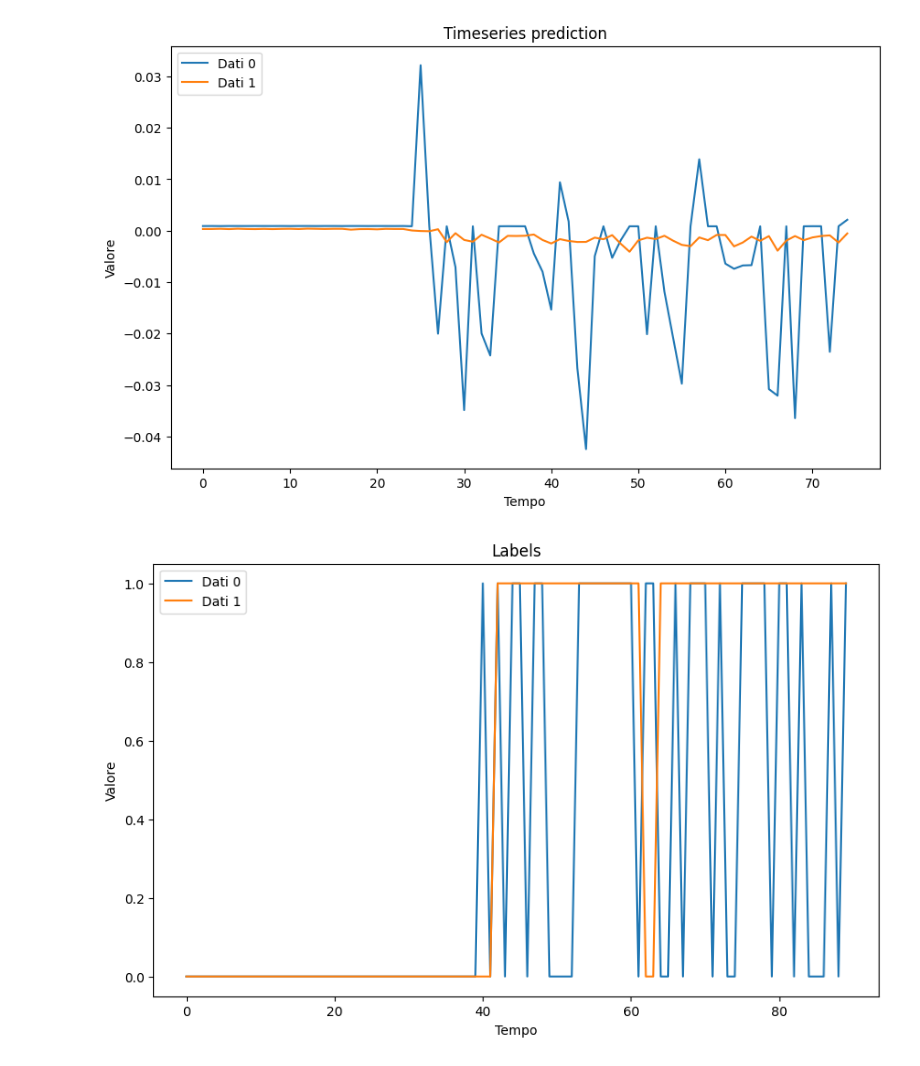
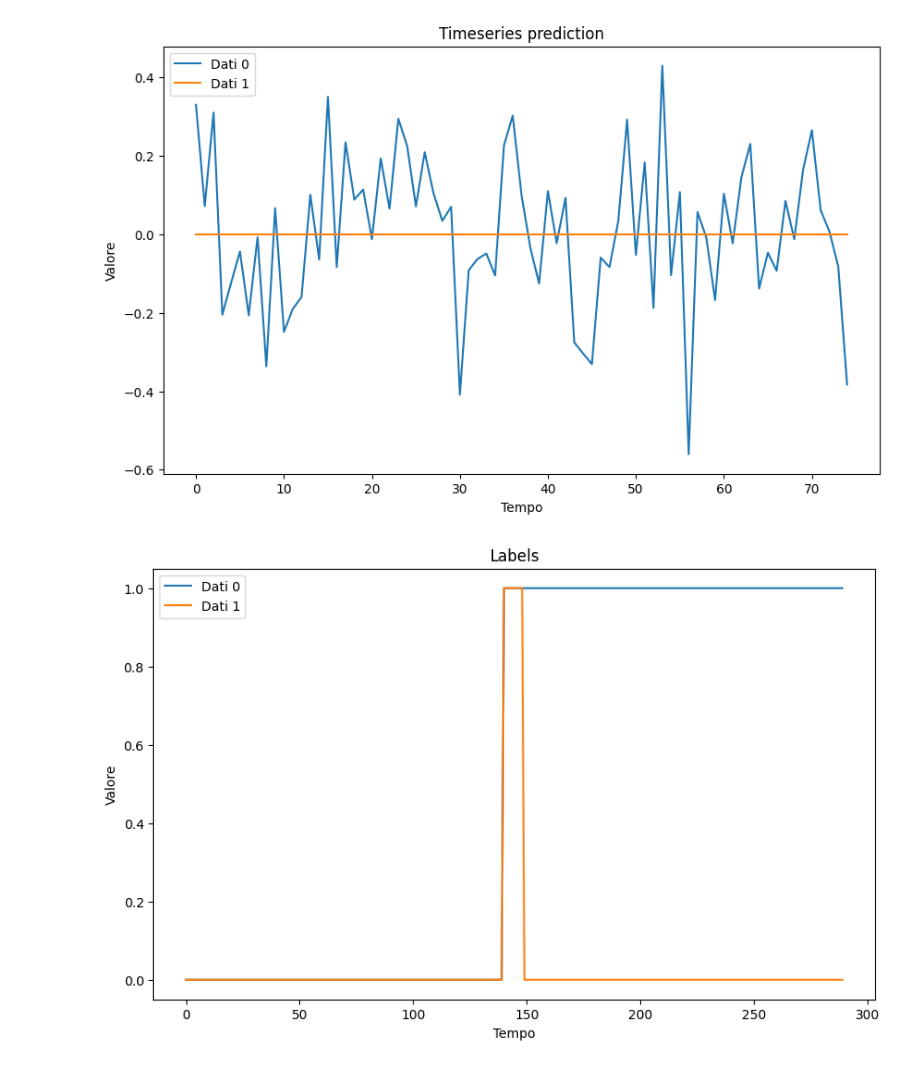
Before and after one commit to GeremiaPompei/energiai, a Jupyter notebook: notebook/pipeline.ipynb, the cells around one changed output. Saved outputs shown, nothing was run; the diff lists cells and outputs as text; code cells hidden in the pictures.

```diff
--- a/notebook/pipeline.ipynb
+++ b/notebook/pipeline.ipynb
@@ -17,28 +32,22 @@ device = select_device()
 # %%
 # dataset
+noise = 0.3
 tr_dataset = SifimDataset(start=0.0, end=0.6)
-vl_dataset = SifimDataset(start=0.6, end=0.8, test=True)
-ts_dataset = SifimDataset(start=0.8, end=1.0, test=True, noise=0.01)
+vl_dataset = SifimDataset(start=0.6, end=0.8, test=True, noise=noise)
+ts_dataset = SifimDataset(start=0.8, end=1.0, test=True, noise=noise)
 x_ts, y_ts = ts_dataset.x[:, :-1], ts_dataset.x[:, 1:]
 # %%
 # train concept anomaly_detector detector
-lstm = model_selection(
-    hyperparams_list=gridsearch_generator(
-        model_hidden_state=[100],  # , 200, 300],
-        model_ff_size=[300],  # , 500, 1000],
-        model_window=[10],
-        model_n_layers=[1],  # , 2, 3],
-        model_bidirectional=[False],  # , True],
-        trainer_epochs=[20],
-    ),
-    model_constructor=LSTM,
-    trainer_constructor=LSTMTrainer,
+model = model_selection(
+    hyperparams_list=hyperparams_list,
+    model_constructor=ESN,
+    trainer_constructor=ESNTrainer,
     tr_dataset=tr_dataset,
     vl_dataset=vl_dataset,
     batch_size=32,
     shuffle=True,
-    hyperparams_path='hyperparams/ad_hyperparams.json',
-    model_path='models/lstm.torch',
+    hyperparams_path=f'hyperparams/{model_name}_hyperparams.json',
+    model_path=f'models/{model_name}.torch',
     tqdm=None,
     retrain=True,
 )
@@ -48,6 +72,6 @@ lstm = model_selection(
 # %%
 # test phase
-ad_labels, ad_predictions, ad_std = lstm(x_ts, y_ts)
+ad_labels, ad_predictions, ad_std = model.predict(x_ts, y_ts)
 
 # plot
 window = 75
@@ -55,8 +79,8 @@ i = 0
 f = 0
 
 std = ad_std[i, -window:]
-m2s = torch.ones_like(std) * lstm.sigma.item() * (-2)
-p2s = torch.ones_like(std) * lstm.sigma.item() * (+2)
+m2s = torch.ones_like(std) * model.sigma.item() * (-2)
+p2s = torch.ones_like(std) * model.sigma.item() * (+2)
 plot_with_thresholds('Standard deviation', [std, m2s, p2s])  # standard deviation
 
 y, p = ts_dataset.x[i, -window:, f], ad_predictions[i, -window:, f]
@@ -68,2 +92,2 @@ plot_with_thresholds('Labels', [ts_dataset.y[i, -ad_labels.shape[1]:], ad_labels
-[figure, old version]
+[figure, new version]
-[figure, old version]
+[figure, new version]
```
Also changed, not shown: parts of 4 cells of this notebook, 15 other files.
